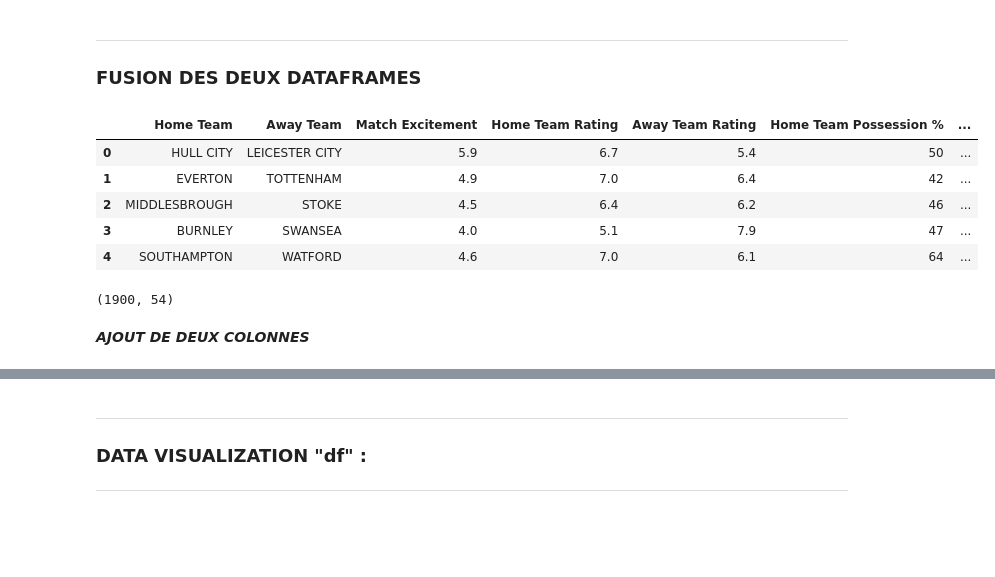
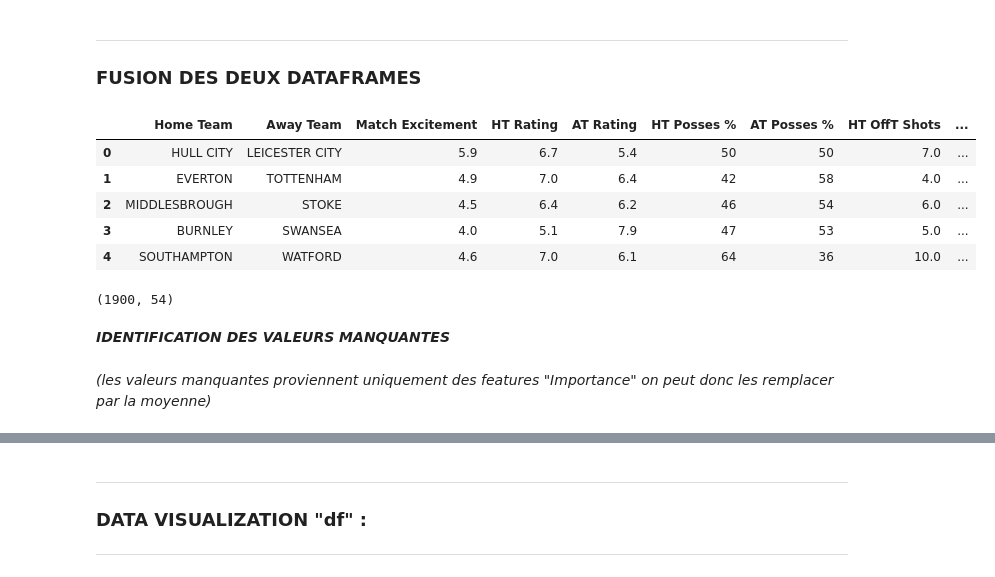
Before and after one commit to SamSamV/Predictions_Match_Outcome, a Jupyter notebook: toma.ipynb, the cells around one changed output, grey strips where cells are left out. Cells and saved outputs as stored; diff of their text form; code cells hidden in the pictures; blank space fills up the shorter version.

```diff
--- a/toma.ipynb
+++ b/toma.ipynb
@@ -42,0 +30,26 @@ df1.head()
+# %%
+df1 = pd.read_csv('Result_dataset/english_premier_league_data.csv', sep=';')
+df1 = df1[df1['year'].isin([2016, 2017, 2018, 2019, 2020])] # on se restreint à ces années
+df1 = df1.rename(columns={'year': 'season'})
+df1 = df1.drop(["Score","Half Time Score"], axis = 1)
+df1 = df1.rename(columns={'Home Team Goals Scored': 'HT Goals Scored', 'Away Team Goals Scored': 'AT Goals Scored', # pour gagner de la place on remplace "HT" -> "HT" et "Away Team" -> "AT"
+                          'Home Team Goals Conceeded': 'HT Goals Conceeded', 'Away Team Goals Conceeded': 'AT Goals Conceeded',
+                          'Home Team Rating': 'HT Rating', 'Away Team Rating': 'AT Rating',
+                          'Home Team Possession %': 'HT Posses %', 'Away Team Possession %': 'AT Posses %',
+                          'Home Team Off Target Shots': 'HT OffT Shots', 'Away Team Off Target Shots': 'AT OffT Shots',
+                          'Home Team On Target Shots': 'HT OnT Shots', 'Away Team On Target Shots': 'AT OnT Shots',
+                          'Home Team Total Shots': 'HT TotShots', 'Away Team Total Shots': 'AT TotShots',
+                          'Home Team Blocked Shots': 'HT Block Shots', 'Away Team Blocked Shots': 'AT Block Shots',
+                          'Home Team Corners': 'HT Corners', 'Away Team Corners': 'AT Corners',
+                          'Home Team Throw Ins': 'HT Throw Ins', 'Away Team Throw Ins': 'AT Throw Ins',
+                          'Home Team Pass Success %': 'HT Pass %', 'Away Team Pass Success %': 'AT Pass %',
+                          'Home Team Aerials Won': 'HT Aerials Won', 'Away Team Aerials Won': 'AT Aerials Won',
+                          'Home Team Clearances': 'HT Clear', 'Away Team Clearances': 'AT Clear',
+                          'Home Team Fouls': 'HT Fouls', 'Away Team Fouls': 'AT Fouls',
+                          'Home Team Second Yellow Cards': 'HT SecYellowC', 'Away Team Second Yellow Cards': 'AT SecYellowC',
+                          'Home Team Red Cards': 'HT RedC', 'Away Team Red Cards': 'AT RedC',
+                          'Home Team Yellow Cards': 'HT YellowC', 'Away Team Yellow Cards': 'AT YellowC',
+                          })
+
+
+df1.head()
@@ -53,14 +73,14 @@ df2 = df2[df2['league'].isin(ligues)] # que la Premier League
 
 df2 = df2[df2['season'].isin([2016, 2017, 2018, 2019, 2020])] #on se retreint à ces années
 df2 = df2.rename(columns={'team1': 'Home Team', 'team2': 'Away Team', # on renomme les features comme df
-                          'score1': 'Home Team Goals Scored', 'score2': 'Away Team Goals Scored',
-                          'xg1': 'Home Team xG', 'xg2': 'Away Team xG',
-                          'nsxg1': 'Home Team NSxG', 'nsxg2': 'Away Team NSxG',
-                          'spi1': 'Home Team SPI Rate', 'spi2': 'Away Team SPI Rate',
-                          'prob1': 'Home Team ProbWin', 'prob2': 'Away Team ProbWin',
-                          'proj_score1': 'Home Team ProjScore', 'proj_score2': 'Away Team ProjScore',
-                          'adj_score1': 'Home Team AdjScore', 'adj_score2': 'Away Team AdjScore',
-                          'importance1': 'Home Team Importance', 'importance2': 'Away Team Importance',
+                          'score1': 'HT Goals Scored', 'score2': 'AT Goals Scored', # pour gagner de la place on remplace "HT" -> "HT" et "Away Team" -> "AT"
+                          'xg1': 'HT xG', 'xg2': 'AT xG',
+                          'nsxg1': 'HT NSxG', 'nsxg2': 'AT NSxG',
+                          'spi1': 'HT SPI Rate', 'spi2': 'AT SPI Rate',
+                          'prob1': 'HT ProbWin', 'prob2': 'AT ProbWin',
+                          'proj_score1': 'HT ProjScore', 'proj_score2': 'AT ProjScore',
+                          'adj_score1': 'HT AdjScore', 'adj_score2': 'AT AdjScore',
+                          'importance1': 'HT Importance', 'importance2': 'AT Importance',
                           })
 
 df2 = df2.drop(['league_id', 'league'], axis = 1)
@@ -110,19 +129,19 @@ df2.head()
 # %%
 # on merge par le score,les couples d'équipes et l'année
 # ON A DONC NOTRE DATAFRAME PROPRE
 
-df = pd.merge(df1, df2, on=['season', 'Home Team', 'Away Team','Home Team Goals Scored', 'Away Team Goals Scored'])
+df = pd.merge(df1, df2, on=['season', 'Home Team', 'Away Team','HT Goals Scored', 'AT Goals Scored'])
 df.head()
 # %% [output]
-|  | Home Team | Away Team | Match Excitement | Home Team Rating | Away Team Rating | Home Team Possession % | ... |
-| 0 | HULL CITY | LEICESTER CITY | 5.9 | 6.7 | 5.4 | 50 | ... |
-| 1 | EVERTON | TOTTENHAM | 4.9 | 7.0 | 6.4 | 42 | ... |
-| 2 | MIDDLESBROUGH | STOKE | 4.5 | 6.4 | 6.2 | 46 | ... |
-| 3 | BURNLEY | SWANSEA | 4.0 | 5.1 | 7.9 | 47 | ... |
-| 4 | SOUTHAMPTON | WATFORD | 4.6 | 7.0 | 6.1 | 64 | ... |
+|  | Home Team | Away Team | Match Excitement | HT Rating | AT Rating | HT Posses % | AT Posses % | HT OffT Shots | ... |
+| 0 | HULL CITY | LEICESTER CITY | 5.9 | 6.7 | 5.4 | 50 | 50 | 7.0 | ... |
+| 1 | EVERTON | TOTTENHAM | 4.9 | 7.0 | 6.4 | 42 | 58 | 4.0 | ... |
+| 2 | MIDDLESBROUGH | STOKE | 4.5 | 6.4 | 6.2 | 46 | 54 | 6.0 | ... |
+| 3 | BURNLEY | SWANSEA | 4.0 | 5.1 | 7.9 | 47 | 53 | 5.0 | ... |
+| 4 | SOUTHAMPTON | WATFORD | 4.6 | 7.0 | 6.1 | 64 | 36 | 10.0 | ... |
 # %%
 df.shape
 # %% [output]
 (1900, 54)
-# %% [markdown]
-***AJOUT DE DEUX COLONNES***
+# %% [markdown]
+***IDENTIFICATION DES VALEURS MANQUANTES***
@@ -128,0 +158,2 @@ df.shape
+# %% [markdown]
+*(les valeurs manquantes proviennent uniquement des features "Importance" on peut donc les remplacer par la moyenne)*
```
Also changed, not shown: parts of 38 cells of this notebook, 1 other file.
